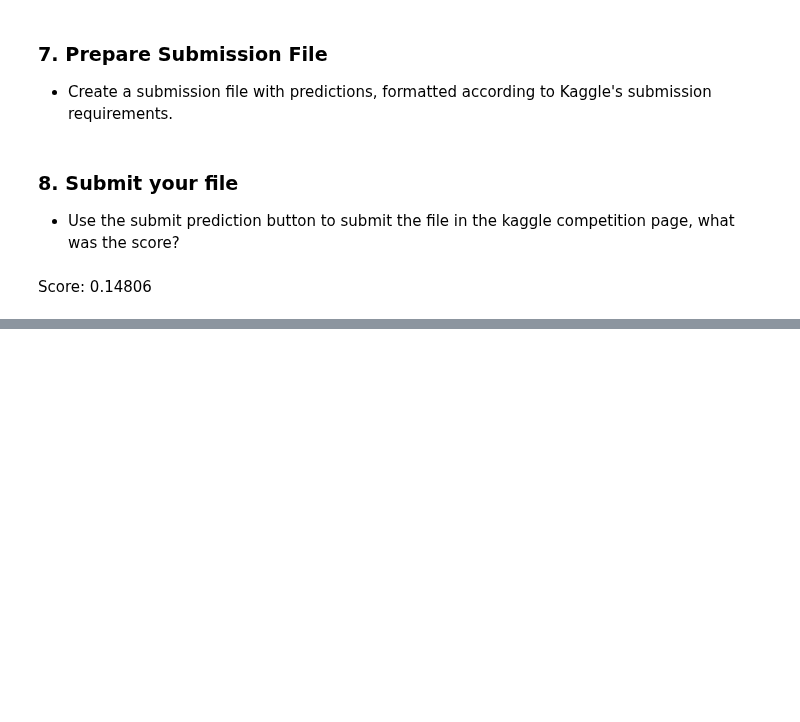
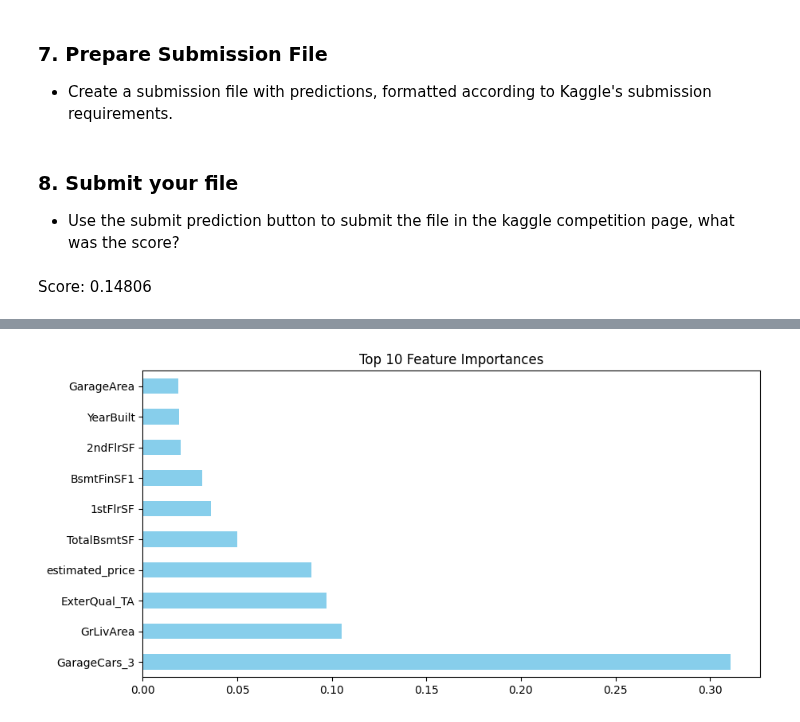
Before and after one commit to jordanriver/DScourse, a Jupyter notebook: Homework/meeting_19_exercise_jordan.ipynb, the cells around one changed output, grey strips where cells are left out. Drawn from its saved outputs; the diff is of its cells as text; code cells hidden in the pictures; blank space fills up the shorter version.

```diff
--- a/Homework/meeting_19_exercise_jordan.ipynb
+++ b/Homework/meeting_19_exercise_jordan.ipynb
@@ -184,0 +230,7 @@ Score: 0.14806
+# %%
+# Get numerical features for pipeline
+numerical_cols = [col for col in X.columns if X[col].dtype in ['int64', 'float64']]
+
+numerical_cols.remove('average_price_per_sqft')
+
+X = X.drop(['average_price_per_sqft'], axis=1)
@@ -184,0 +265,2 @@ Score: 0.14806
+# %%
+rf_pipeline.fit(X, y)
@@ -184,0 +285,24 @@ Score: 0.14806
+# %%
+# Access model from pipeline
+model = rf_pipeline.named_steps['model']
+
+# Access preprocessor from pipeline
+preprocessor = rf_pipeline.named_steps['preprocessor']
+# %%
+# Extract transformed categorical columns from preprocessor
+categorical_cols_transformed = preprocessor.named_transformers_['categorical'].named_steps['onehot'].get_feature_names_out(categorical_cols)
+
+# Combine transformed categorical columns and numerical columns
+new_cols = list(numerical_cols) + list(categorical_cols_transformed)
+
+# Extract transformed data from preprocessor
+X_transformed_data = preprocessor.transform(X)
+
+# Reconstitute DataFrame after preprocessing
+X_transformed = pd.DataFrame(X_transformed_data, columns=new_cols)
+# %%
+from feature_importance import plot_top_n_importance
+
+plot_top_n_importance(DataFrame=X_transformed, model=model, top_n=10)
+# %% [output]
+[figure, added]
```
Also changed, not shown: parts of 22 cells of this notebook, 7 other files.
